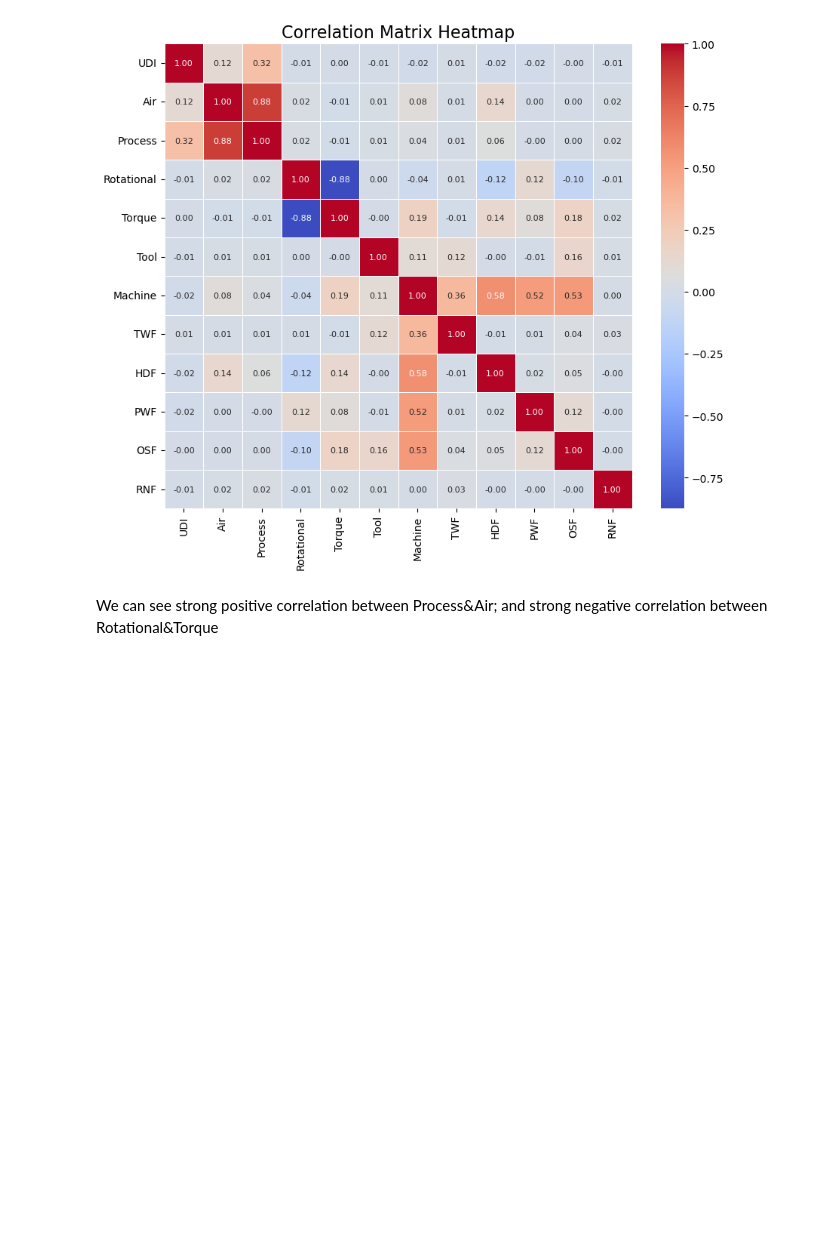
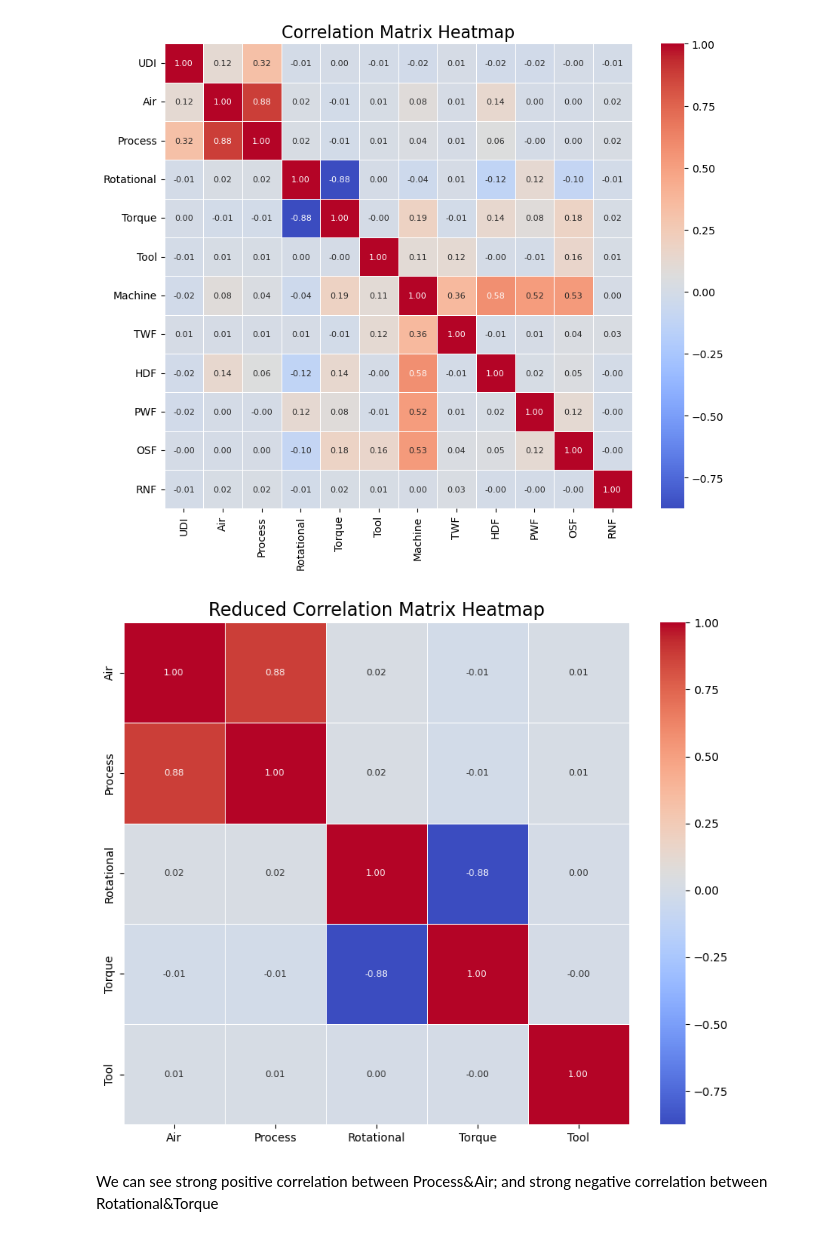
Before and after one commit to DeltaM84/Capstone2, a Jupyter notebook: Capstone 2.ipynb, the cells around one changed output. Saved outputs shown, nothing was run; the diff lists cells and outputs as text; code cells hidden in the pictures; blank space fills up the shorter version.

```diff
--- a/Capstone 2.ipynb
+++ b/Capstone 2.ipynb
@@ -486,6 +460,17 @@ plt.title('Correlation Matrix Heatmap', fontsize=16)
 plt.show()
 # %% [output]
 [figure]
+# %%
+# Drop unnecessary columns and calculate correlation matrix
+corr_matrix_reduced = df_numeric.drop(['UDI', 'Machine', 'TWF', 'HDF', 'PWF', 'OSF', 'RNF'], axis=1).corr()
+
+# Plot the heatmap
+plt.figure(figsize=(10, 8))
+sns.heatmap(corr_matrix_reduced, annot=True, fmt='.2f', cmap='coolwarm', linewidths=0.5, annot_kws={"size": 8})
+plt.title('Reduced Correlation Matrix Heatmap', fontsize=16)
+plt.show()
+# %% [output]
+[figure, added]
 # %% [markdown]
 We can see strong positive correlation between Process&Air; and strong negative correlation between Rotational&Torque
 # %%
```
Also changed, not shown: parts of 10 cells of this notebook.
